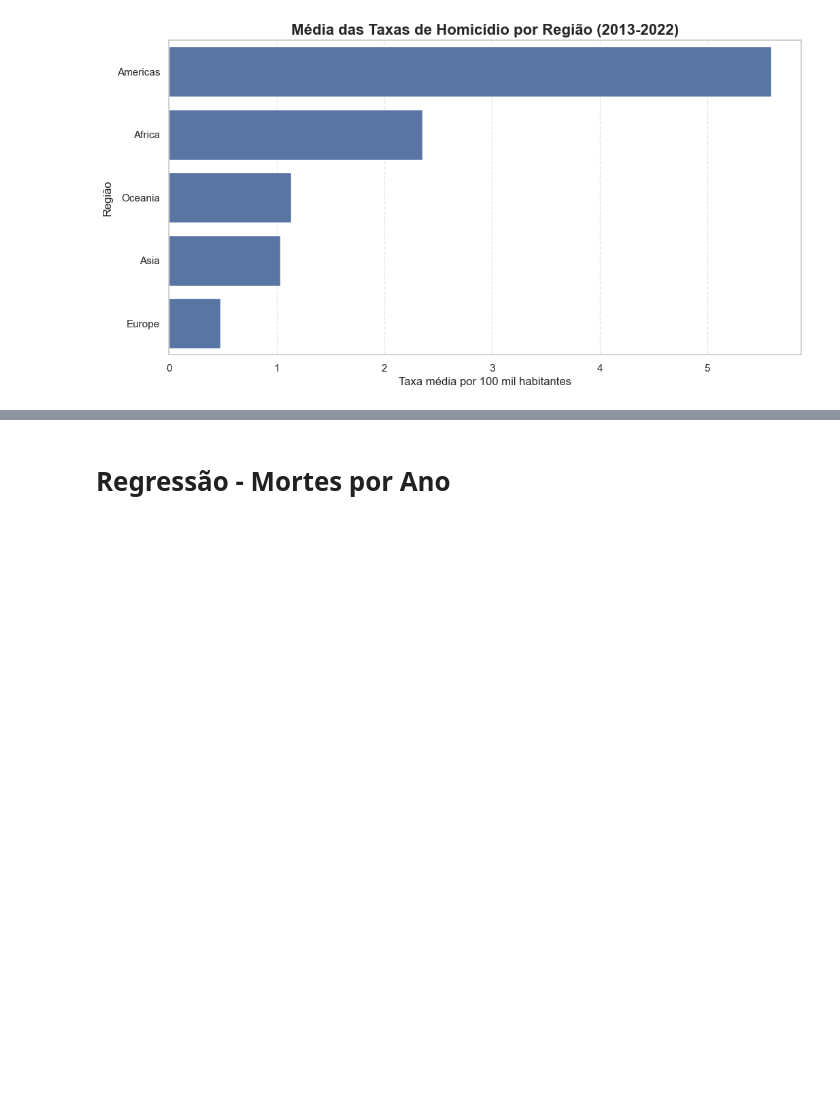
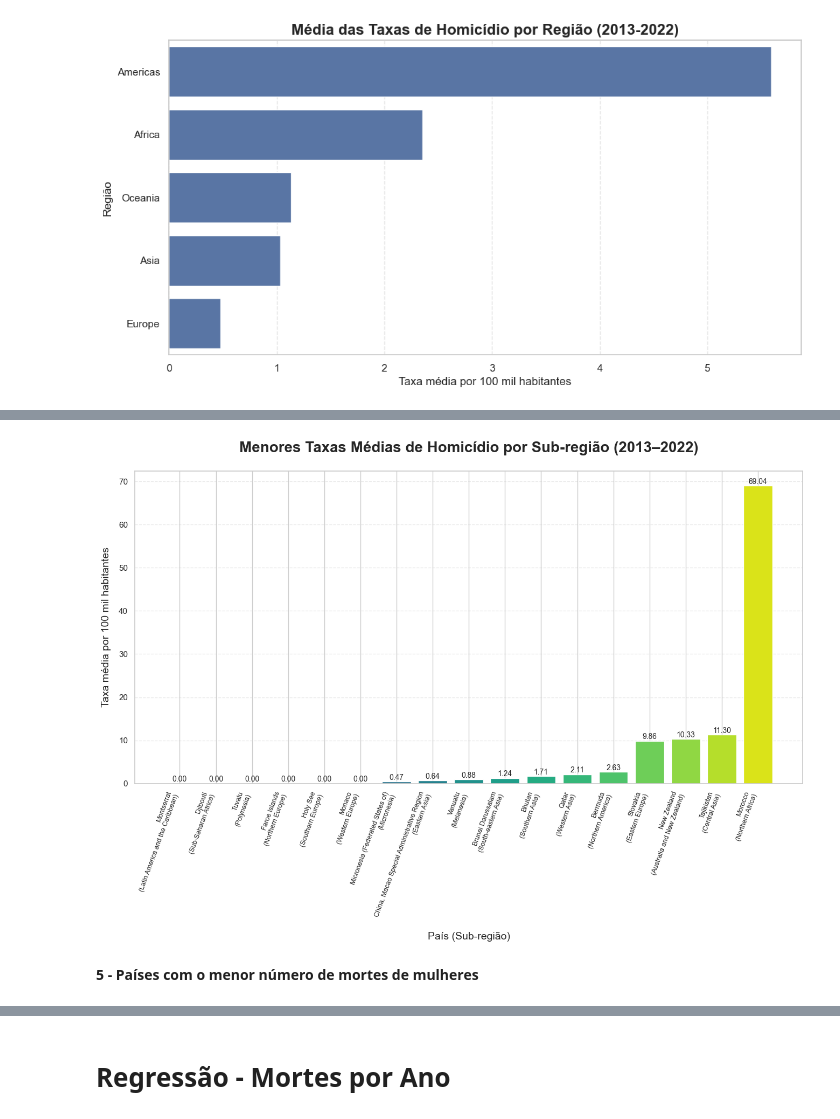
Before and after one commit to priscilaaquila/analise-exploratoria-regressao-indice-homicidios, a Jupyter notebook: Notebook-ead.ipynb, the cells around one changed output, grey strips where cells are left out. Saved outputs shown, nothing was run; the diff lists cells and outputs as text; code cells hidden in the pictures; blank space fills up the shorter version.

```diff
--- a/Notebook-ead.ipynb
+++ b/Notebook-ead.ipynb
@@ -512,0 +573,79 @@ plt.show()
+# %%
+import matplotlib.pyplot as plt
+import seaborn as sns
+import numpy as np
+
+grafico_df = menor_por_subregiao.sort_values(
+    "media_taxa_homicidios",
+    ascending=True
+).copy()
+
+
+grafico_df["LabelCombinado"] = grafico_df["Pais"] + "\n(" + grafico_df["Subregion"] + ")"
+
+
+plt.figure(figsize=(16, 10))
+
+
+cores = sns.color_palette(
+    "viridis",
+    len(grafico_df)
+)
+
+
+bars = plt.bar(
+    grafico_df["LabelCombinado"],
+    grafico_df["media_taxa_homicidios"],
+    color=cores
+)
+
+
+for bar in bars:
+    altura = bar.get_height()
+    centro_x = bar.get_x() + bar.get_width() / 2
+
+
+    plt.text(
+        centro_x,
+        altura + 0.05,
+        f"{altura:.2f}",
+        ha='center',
+        va='bottom',
+        fontsize=10
+    )
+
+plt.title(
+    "Menores Taxas Médias de Homicídio por Sub-região (2013–2022)",
+    fontsize=20,
+    fontweight="bold",
+    pad=25
+)
+
+plt.xlabel(
+    "País (Sub-região)",
+    fontsize=14,
+    labelpad=15
+)
+
+plt.ylabel(
+    "Taxa média por 100 mil habitantes",
+    fontsize=14,
+    labelpad=10
+)
+
+
+plt.xticks(rotation=70, ha='right', fontsize=9)
+
+
+plt.grid(
+    axis="y",
+    linestyle="--",
+    alpha=0.4
+)
+
+plt.subplots_adjust(bottom=0.3)
+plt.show()
+# %% [output]
+[figure, added]
+# %% [markdown]
+**5 - Países com o menor número de mortes de mulheres**
```
Also changed, not shown: parts of 31 cells of this notebook, 1 other file.
